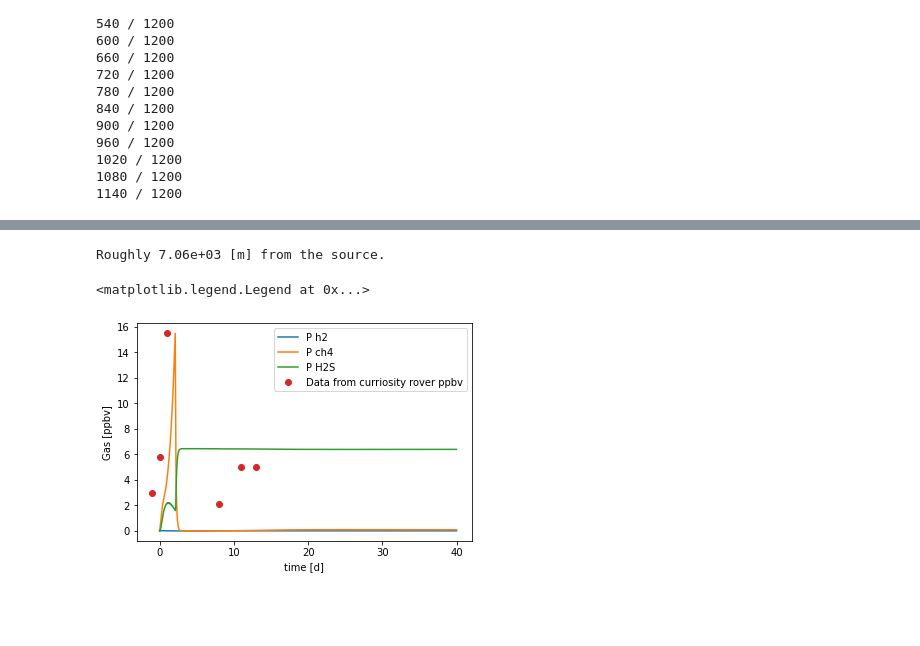
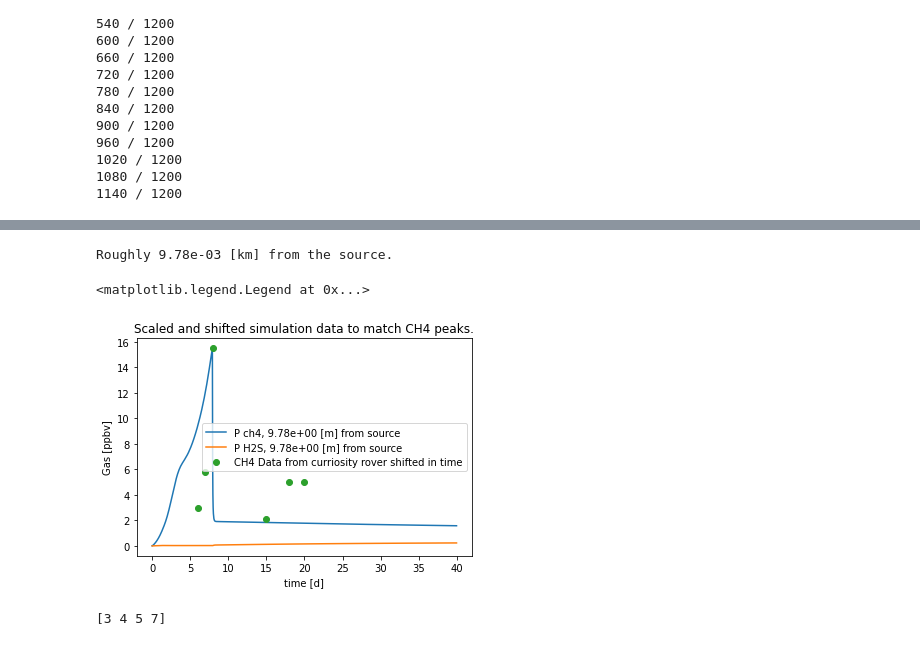
Before and after one commit to DylanDVerburg/ADM1_MRA, a Jupyter notebook: ADM1 opt.ipynb, the cells around one changed output, grey strips where cells are left out. Cells and saved outputs as stored; diff of their text form; code cells hidden in the pictures; blank space fills up the shorter version.

```diff
--- a/ADM1 opt.ipynb
+++ b/ADM1 opt.ipynb
@@ -119,6 +131,2 @@ def setInfluent(i):
-# %%
-def set_initial_states():
-    # initiate variables (initial values for the reactor state at the initial time (t0)
-    return initial_state.iloc[0,:]
 # %%
 # Function for calulating the derivatives related to ADM1 system of equations from the Rosen et al (2006) BSM2 report
@@ -480,7 +481,7 @@ def dyn_sim(t_end, file_name = np.nan):
 
     ##for testing purpouses only##
     #unity_test(simulate_results_pd)
-    ws.PlaySound("*", winsound.SND_ALIAS)
+    ws.PlaySound("*", ws.SND_ALIAS)
     return simulate_results_pd, gasflow_pd, t
 # %%
 #cProfile.run('dyn_sim()')
@@ -511,27 +512,30 @@ solution, gasses, t = dyn_sim(40) #generate results from simulation, [gCOD/L], [
 #air_pressure = 0.008 #bar
 t_rover = [-1,0, 1, 8, 11, 13]
 CH4_observations = [3, 5.78, 15.5, 2.13, 5, 5] #ppbv
+Mars_atmosphere = [['Co2', 'N2', 'Ar', 'O2', 'CO', 'P'],[0.951, 0.0259, 0.0194, 0.0016, 0.008]]
 
-plt.plot(t_rover, CH4_observations, 'o', label = 'Data from curriosity rover ppbv')
-plt.legend()
-
-Mars_atmosphere = [['Co2', 'N2', 'Ar', 'O2', 'CO', 'P'],[0.951, 0.0259, 0.0194, 0.0016, 0.008]]
 plt.figure()
-plt.title(f'.')
+plt.title(f'Microbial species presumed to exist on Mars at {T_ad}K.')
 for i in solution.keys()[14:27]:
     plt.plot(t, solution.loc[:,i], label = i)
+plt.ylabel("Biomass [gCOD/L]")
+plt.xlabel("time [d]")
 plt.legend()
+#plt.savefig(f'ADM1_raw_biomass_{T_ad}.png')
 
-P_gasses = [gasses.keys()[3], gasses.keys()[4], gasses.keys()[6]]
-gasses[P_gasses] /= Mars_atmosphere[-1][-1] * 10e-9 #convert to ppbv
+P_gasses = ['P h2', 'P ch4', 'P H2S']
+advanced_gasses = gasses[P_gasses]
+advanced_gasses /= Mars_atmosphere[-1][-1] * 10e-9 #convert to ppbv
 
 plt.figure()
+plt.title(f"Gas concentration at point source, T = {T_ad}K.")
 for i in P_gasses:
-    plt.plot(t[0:-1], gasses.loc[:,i], label = i)
+    plt.plot(t[0:-1], advanced_gasses.loc[:,i], label = i)
 
-plt.plot(t_rover, CH4_observations, 'o', label = 'Data from curriosity rover ppbv')
+plt.plot(t_rover, CH4_observations, 'o', label = 'CH4 data from curriosity rover')
 plt.ylabel("Gas [ppbv]")
 plt.xlabel("time [d]")
 plt.legend()
+#plt.savefig(f'ADM1_raw_gasses_{T_ad}.png')
 # %% [output]
 <matplotlib.legend.Legend at 0x...>
@@ -541,26 +544,35 @@ plt.legend()
 # %%
+#simple dilution using a half sphere to compare the found concentration to the simulated concentration a distance away from the source
 v1 = V_gas
 c1 = gasses['P ch4'].max()
 c2 = max(CH4_observations)
-
 r = ((3 * c1 * v1) /( 8* np.pi * c2))**(1/3)
+#r = 2
 v2 = r**3 * 8/3 * np.pi
 new_gasses = gasses[P_gasses] * (v1/v2)
-print(f'Roughly {r:.2e} [m] from the source.')
+
+print(f'Roughly {r/1000:.2e} [km] from the source.')
+
+#plot the scaled data, visually the peaks seem to be shifted one day, therefor the Mars data is shifted one day forward
+time_shift = 7
 
 plt.figure()
-for i in P_gasses:
-    plt.plot(t[0:-1], new_gasses.loc[:,i], label = i)
+plt.title("Scaled and shifted simulation data to match CH4 peaks.")
 
-plt.plot(t_rover, CH4_observations, 'o', label = 'Data from curriosity rover ppbv')
+for i in P_gasses[1:]:
+    plt.plot(t[0:-1], new_gasses.loc[:,i], label = f'{i}, {r:.2e} [m] from source')
+
+plt.plot(np.array(t_rover) + time_shift, CH4_observations, 'o', label = 'CH4 Data from curriosity rover shifted in time')
 plt.ylabel("Gas [ppbv]")
 plt.xlabel("time [d]")
 plt.legend()
+#plt.savefig(f'ADM1_edited_CH4_{T_ad}.png')
 # %% [output]
-Roughly 7.06e+03 [m] from the source.
+Roughly 9.78e-03 [km] from the source.
 <matplotlib.legend.Legend at 0x...>
-[figure, old version]
+[figure, new version]
 # %%
+
 def loading_bar(i, max_range, bars = 10):
     a = max_range / bars
     if i % int(a) == 0:
@@ -570,3 +582,8 @@ def loading_bar(i, max_range, bars = 10):
 #for i in range(max_range):
 #    loading_bar(i, max_range)
 #
+a = [1,2,3,5]
+a = np.array(a) + 2
+print(a)
+# %% [output]
+[3 4 5 7]
```
Also changed, not shown: parts of 5 cells of this notebook.
